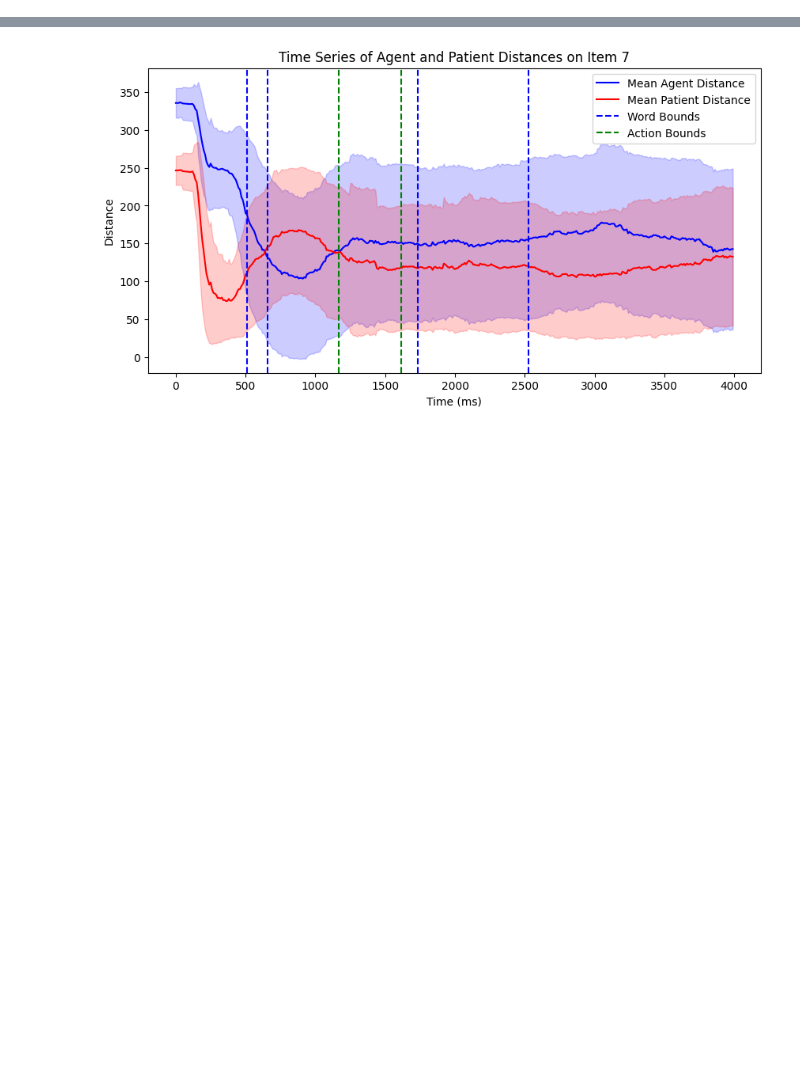
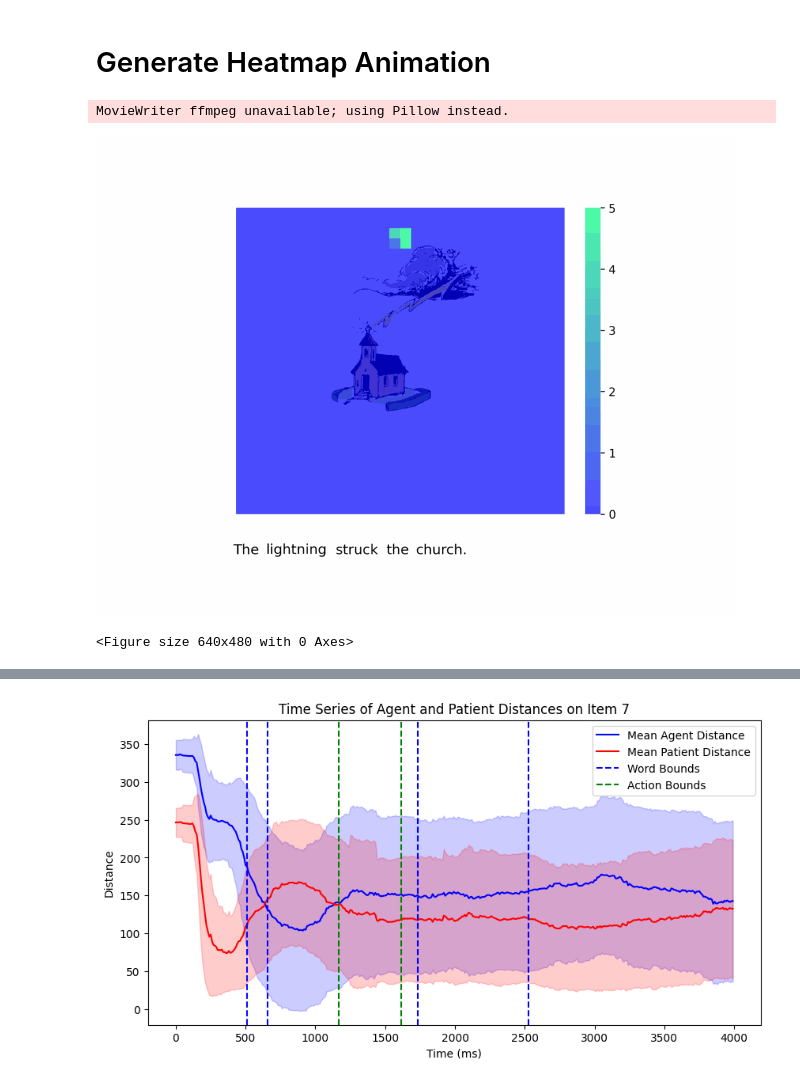
Before and after one commit to Yellowtintin/Clementine-Eye-tracking-thesis, a Jupyter notebook: Data_Exploration.ipynb, the cells around one changed output, grey strips where cells are left out. Saved outputs shown, nothing was run; the diff lists cells and outputs as text; code cells hidden in the pictures; blank space fills up the shorter version.

```diff
--- a/Data_Exploration.ipynb
+++ b/Data_Exploration.ipynb
@@ -882,0 +416,10 @@ R-squared: 0.6956
+# %% [markdown]
+# Generate Heatmap Animation
+# %%
+# (item, frame interval (higher = less frames))
+gen_all_HM_frames(20, 100)
+display(dis_image(filename="saved_gifs/animated_heatmap.gif"))
+# %% [output]
+MovieWriter ffmpeg unavailable; using Pillow instead.
+[figure, added]
+<Figure size 640x480 with 0 Axes>
```
Also changed, not shown: parts of 44 cells of this notebook, 3 other files.
